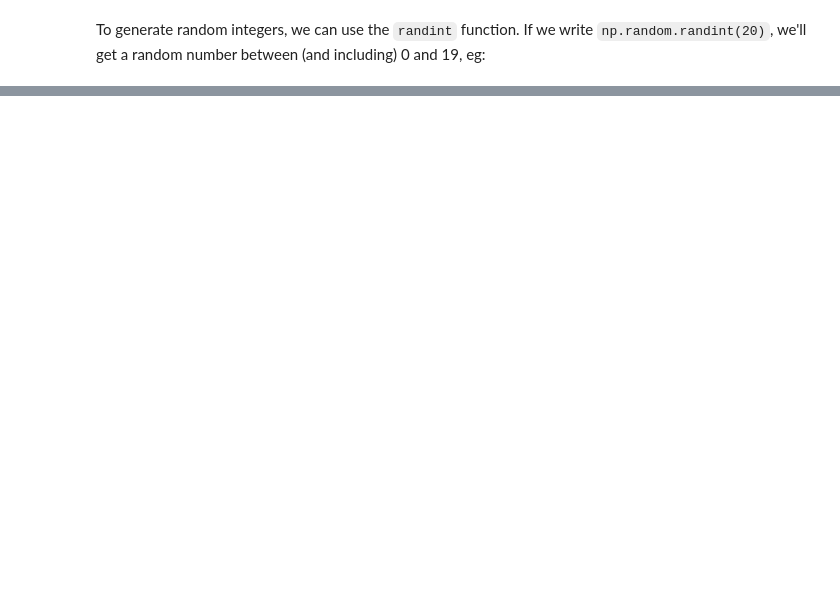
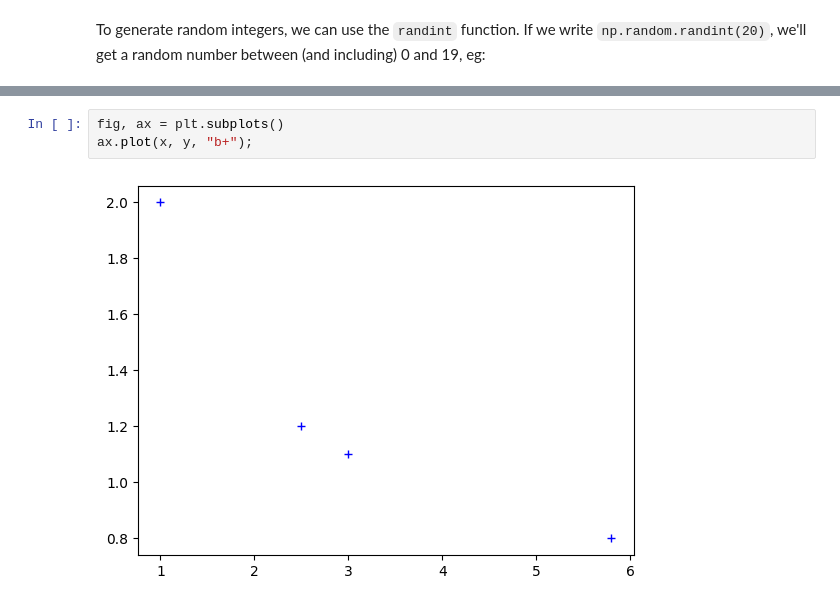
Before and after one commit to cwrightlibrary/learning_linear_algebra, a Jupyter notebook: main.ipynb, the cells around one changed output, grey strips where cells are left out. Cells and saved outputs as stored; diff of their text form; blank space fills up the shorter version.

```diff
--- a/main.ipynb
+++ b/main.ipynb
@@ -121,0 +197,5 @@ Random integer between 0 and 19
+# %%
+fig, ax = plt.subplots()
+ax.plot(x, y, "b+");
+# %% [output]
+[figure, added]
```
Also changed, not shown: parts of 37 cells of this notebook.
